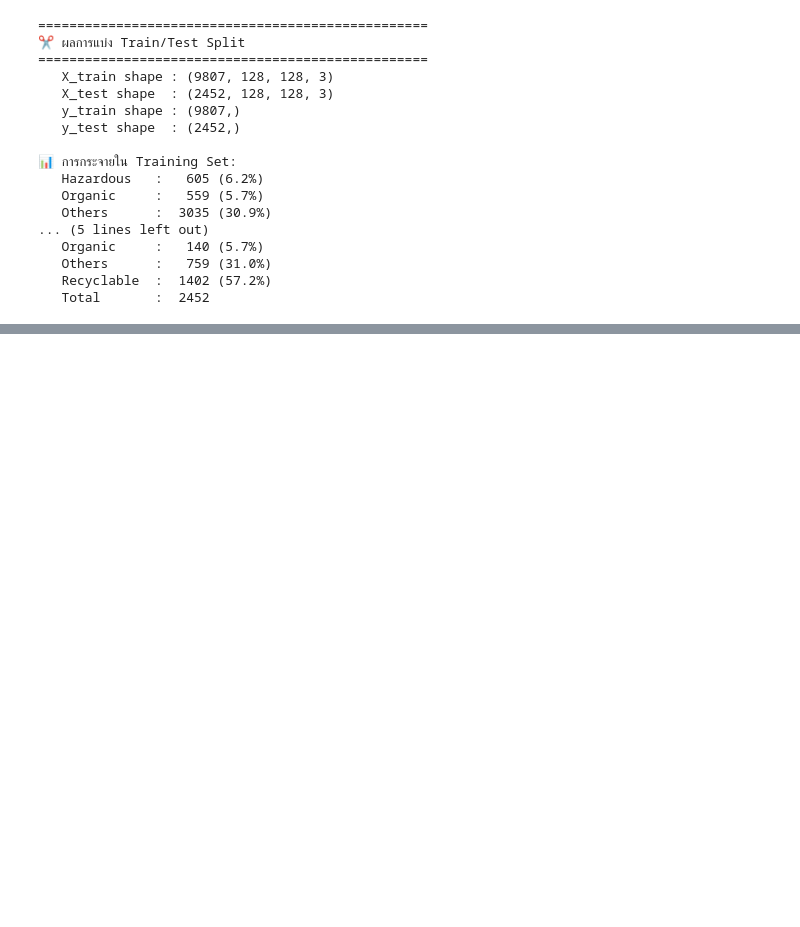
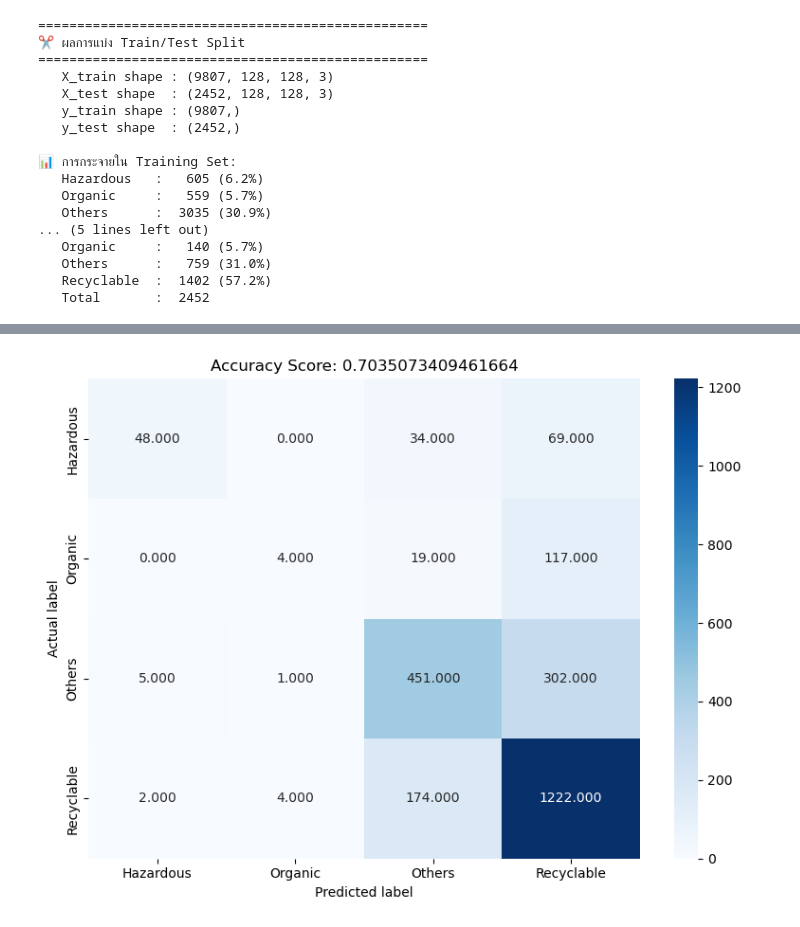
Before and after one commit to K400000/Garbage-Type-Detected, a Jupyter notebook: data_preparation.ipynb, the cells around one changed output, grey strips where cells are left out. Cells and saved outputs as stored; diff of their text form; code cells hidden in the pictures; blank space fills up the shorter version.

```diff
--- a/data_preparation.ipynb
+++ b/data_preparation.ipynb
@@ -448,0 +451,13 @@ print(f"   {'Total':<12}: {len(y_test):>5}")
+# %%
+from sklearn.decomposition import PCA
+
+X_train_flat = X_train.reshape(X_train.shape[0], -1)
+X_test_flat = X_test.reshape(X_test.shape[0], -1)
+
+pca = PCA(n_components=9807)
+X_train_pca = pca.fit_transform(X_train_flat)
+X_test_pca = pca.transform(X_test_flat)
+
+print(f"Flatten shape: {X_train_flat.shape}")
+print(f"PCA shape: {X_train_pca.shape}")
+print(f"Explained variance: {sum(pca.explained_variance_ratio_):.2%}")
@@ -448,0 +524,20 @@ print(f"   {'Total':<12}: {len(y_test):>5}")
+# %%
+from sklearn.metrics import confusion_matrix, accuracy_score
+
+# สร้าง Confusion Matrix
+cm = confusion_matrix(y_test, y_pred_knn)
+acc = accuracy_score(y_test, y_pred_knn)
+
+labels = ['Hazardous', 'Organic', 'Others', 'Recyclable']
+
+plt.figure(figsize=(8, 6))
+sns.heatmap(cm, annot=True, fmt='.3f', cmap='Blues',
+            xticklabels=labels, yticklabels=labels)
+plt.xlabel('Predicted label')
+plt.ylabel('Actual label')
+plt.title(f'Accuracy Score: {acc}')
+plt.tight_layout()
+plt.savefig('knn_confusion_matrix.png', dpi=150)
+plt.show()
+# %% [output]
+[figure, added]
```
Also changed, not shown: parts of 5 cells of this notebook, 4 other files.
